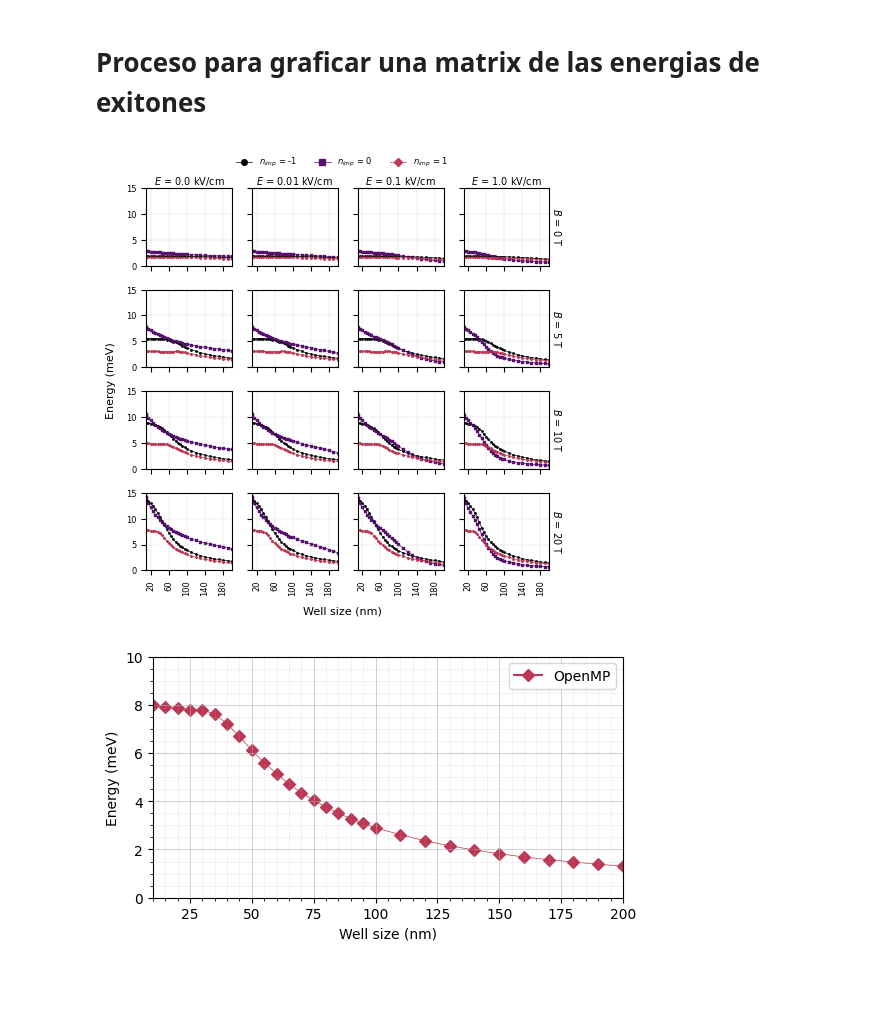
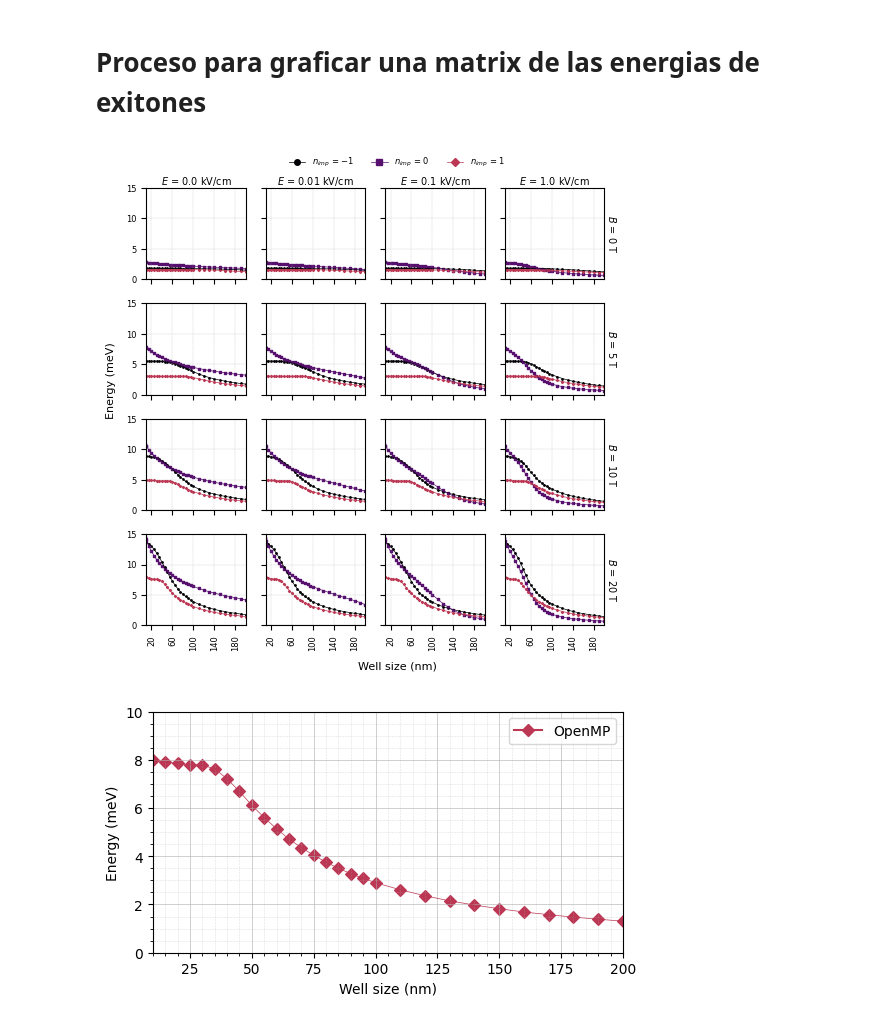
Before and after one commit to fabioc9675/CoulombExcitonBinding_prj, a Jupyter notebook: Coulomb/Graphs/Coulomb_barridoB.ipynb, the cells around one changed output. Drawn from its saved outputs; the diff is of its cells as text; code cells hidden in the pictures; blank space fills up the shorter version.

Commit message:
Modification in label of image

```diff
--- a/Coulomb/Graphs/Coulomb_barridoB.ipynb
+++ b/Coulomb/Graphs/Coulomb_barridoB.ipynb
@@ -253,38 +253,38 @@ for i, B0_value in enumerate(unique_B0):
         ax.grid(True, linewidth=0.3, linestyle='--', alpha=0.7)
         ax.tick_params(labelsize=6)
         ax.set_xticks(np.linspace(20, 180, 5))
         ax.set_yticks(np.linspace(0, 15, 4))
 
         for label in ax.get_xticklabels():
             label.set_rotation(90)
             label.set_ha('center')
 
         if i == 0:
             ax.set_title(f"$E$ = {E0_value/100000} kV/cm", fontsize=7, pad=2)
         if j == 3:
             ax.text(1.02, 0.5, f"$B$ = {B0_value} T", transform=ax.transAxes,
                     fontsize=7, va='center', ha='left', rotation=270)
 
 # Ajuste del layout dejando más espacio abajo y a la izquierda
-plt.tight_layout(rect=[0.13, 0.13, 0.98, 0.95])
+plt.tight_layout(rect=[0.03, 0.03, 0.98, 0.95])
 
 # Etiquetas globales más cercanas
-fig.text(0.55, 0.13, "Well size (nm)", ha='center', va='center', fontsize=8)
-fig.text(0.13, 0.55, "Energy (meV)", ha='center', va='center', rotation='vertical', fontsize=8)
+fig.text(0.55, 0.03, "Well size (nm)", ha='center', va='center', fontsize=8)
+fig.text(0.03, 0.55, "Energy (meV)", ha='center', va='center', rotation='vertical', fontsize=8)
 
 # Leyenda global centrada abajo
 legend_elements = [
     Line2D([0], [0], color=cmap(i), marker=markers[i % len(markers)], linestyle='-', linewidth=0.5,
-           markersize=4, label=f"$n_{{imp}}$ = {unique_m[i]}")
+           markersize=4, label=f"$n_{{imp}}$ = ${unique_m[i]}$")
     for i in range(len(unique_m))
 ]
 fig.legend(handles=legend_elements, loc='lower center', ncol=4, fontsize=6, frameon=False,
            bbox_to_anchor=(0.55, 0.92))
 
 plt.savefig("output/matrix_B_E_12cm.pdf", format="pdf")
 plt.show()
 # %% [output]
-[figure, old version]
+[figure, new version]
 # %%
 # Leer resultados_1.dat
 data1 = np.loadtxt('../DataPrep/resultados_1.dat')
```
